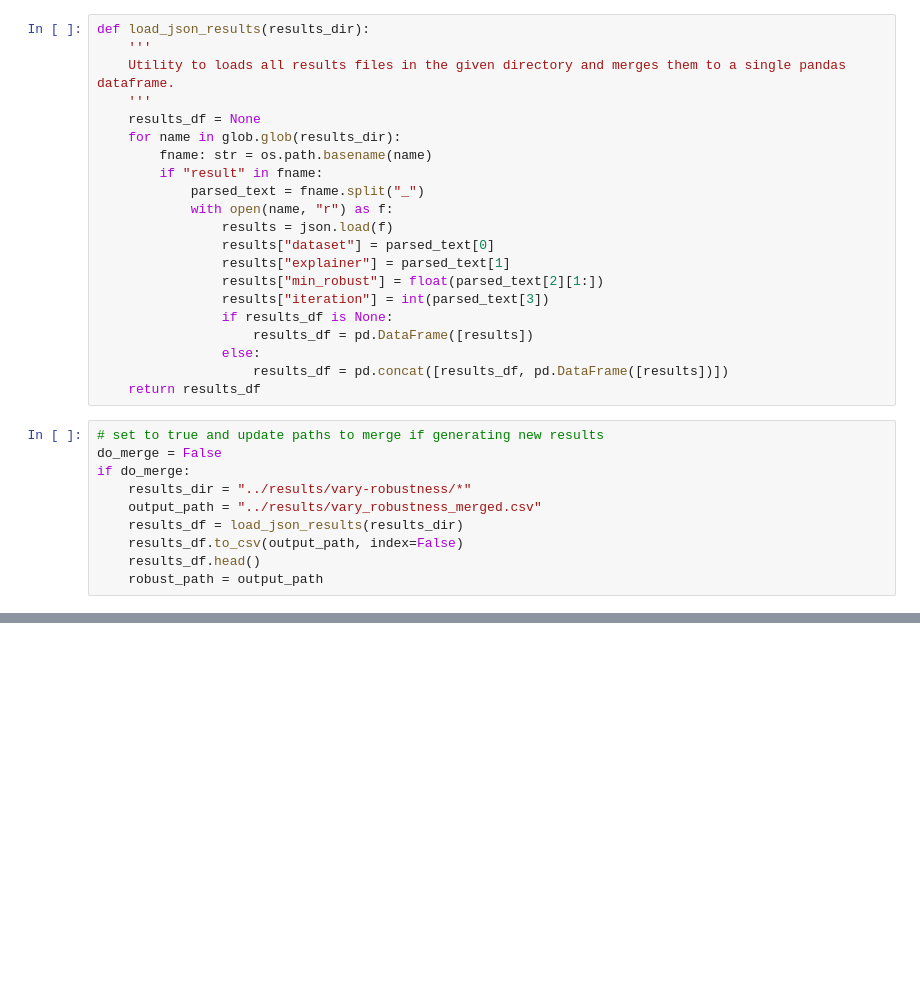
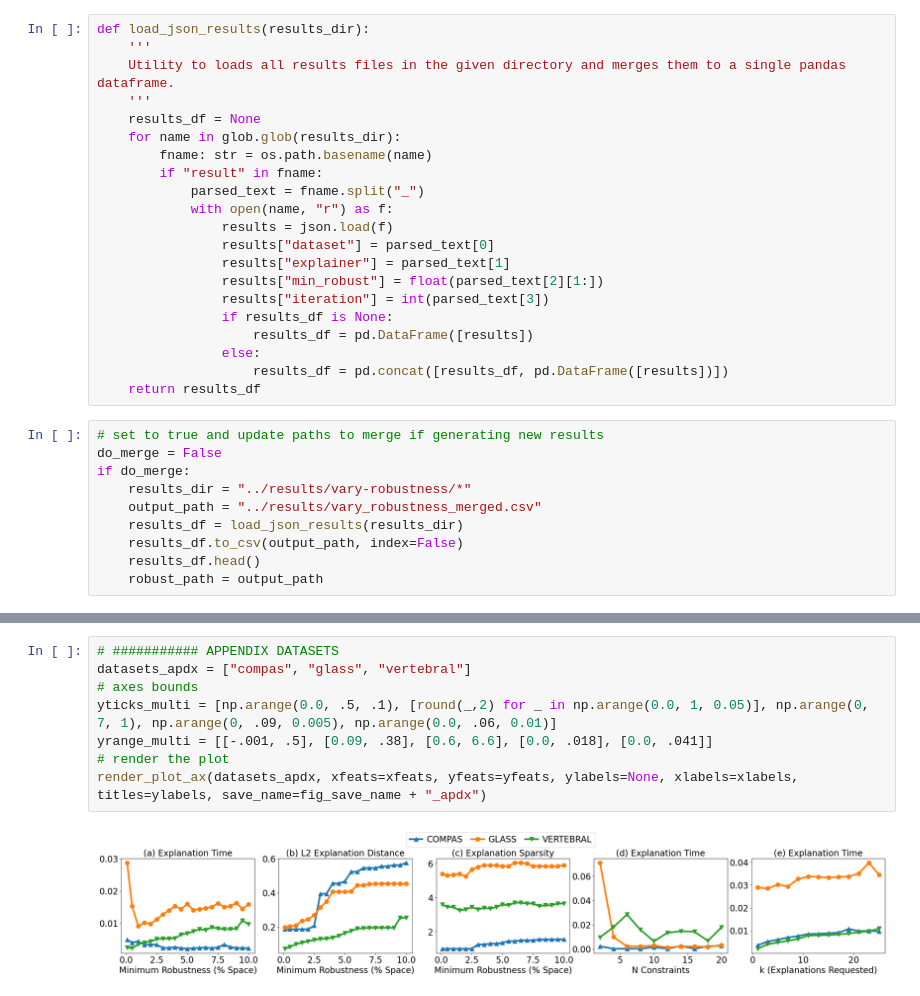
Before and after one commit to PeterVanNostrand/FACET, a Jupyter notebook: figures/user_workloads.ipynb, the cells around one changed output, grey strips where cells are left out. Cells and saved outputs as stored; diff of their text form; blank space fills up the shorter version.

```diff
--- a/figures/user_workloads.ipynb
+++ b/figures/user_workloads.ipynb
@@ -230,0 +224,10 @@ render_plot_ax(xfeats=xfeats, yfeats=yfeats, ylabels=None, xlabels=xlabels, titl
+# %%
+# ########### APPENDIX DATASETS
+datasets_apdx = ["compas", "glass", "vertebral"]
+# axes bounds
+yticks_multi = [np.arange(0.0, .5, .1), [round(_,2) for _ in np.arange(0.0, 1, 0.05)], np.arange(0, 7, 1), np.arange(0, .09, 0.005), np.arange(0.0, .06, 0.01)]
+yrange_multi = [[-.001, .5], [0.09, .38], [0.6, 6.6], [0.0, .018], [0.0, .041]]
+# render the plot
+render_plot_ax(datasets_apdx, xfeats=xfeats, yfeats=yfeats, ylabels=None, xlabels=xlabels, titles=ylabels, save_name=fig_save_name + "_apdx")
+# %% [output]
+[figure, added]
```
Also changed, not shown: parts of 8 cells of this notebook, 1 other file.
